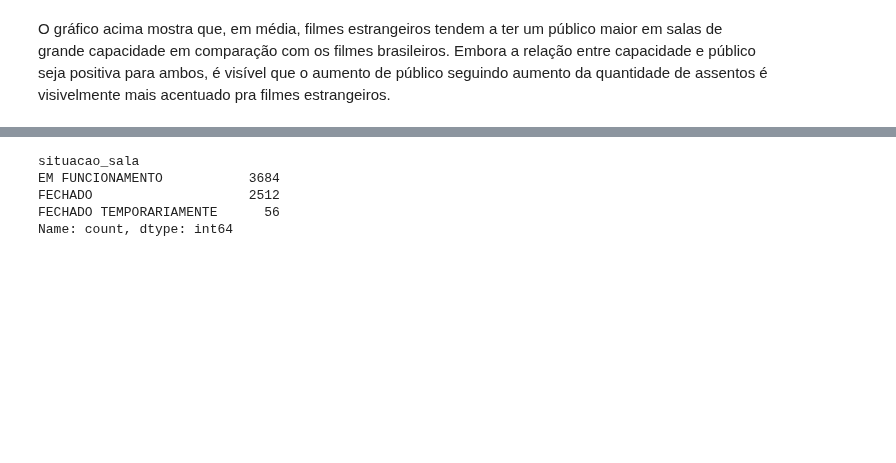
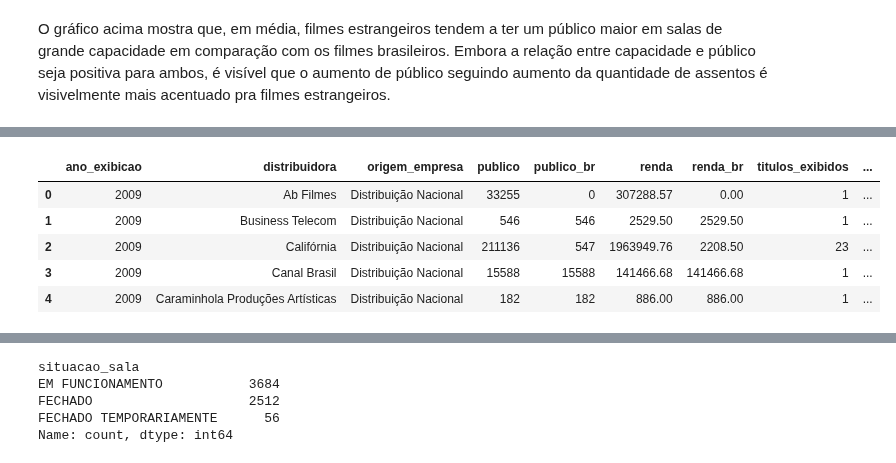
Before and after one commit to JamesIslan/analise-dados-ancine, a Jupyter notebook: src/analise/analise-distribuidoras.ipynb, the cells around one changed output, grey strips where cells are left out. Cells and saved outputs as stored; diff of their text form; code cells hidden in the pictures; blank space fills up the shorter version.

```diff
--- a/src/analise/analise-distribuidoras.ipynb
+++ b/src/analise/analise-distribuidoras.ipynb
@@ -310,3 +353,12 @@ O gráfico acima mostra que, em média, filmes estrangeiros tendem a ter um púb
+# %%
+df_list.head()
+# %% [output]
+|  | ano_exibicao | distribuidora | origem_empresa | publico | publico_br | renda | renda_br | titulos_exibidos | ... |
+| 0 | 2009 | Ab Filmes | Distribuição Nacional | 33255 | 0 | 307288.57 | 0.00 | 1 | ... |
+| 1 | 2009 | Business Telecom | Distribuição Nacional | 546 | 546 | 2529.50 | 2529.50 | 1 | ... |
+| 2 | 2009 | Califórnia | Distribuição Nacional | 211136 | 547 | 1963949.76 | 2208.50 | 23 | ... |
+| 3 | 2009 | Canal Brasil | Distribuição Nacional | 15588 | 15588 | 141466.68 | 141466.68 | 1 | ... |
+| 4 | 2009 | Caraminhola Produções Artísticas | Distribuição Nacional | 182 | 182 | 886.00 | 886.00 | 1 | ... |
 # %%
 df.sort_values(by='capacidade_sala', ascending=False)
 # %% [output]
```
Also changed, not shown: parts of 8 cells of this notebook.
